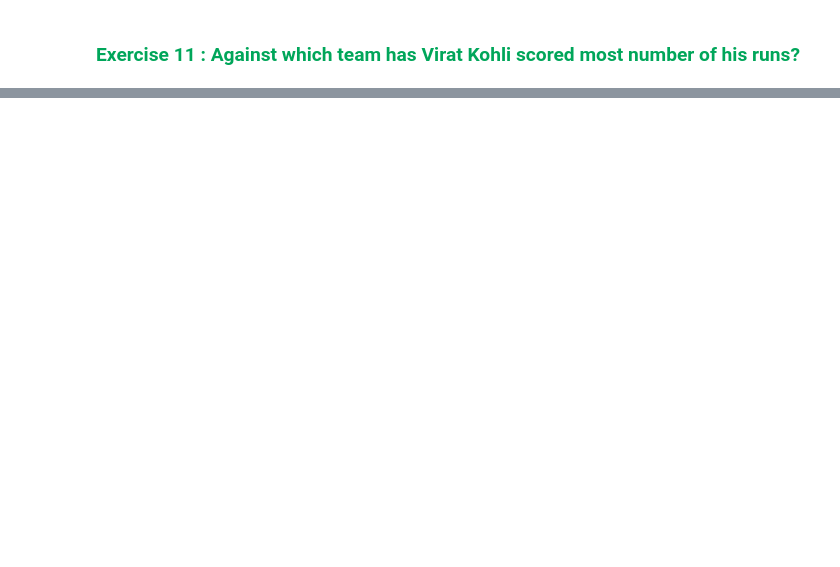
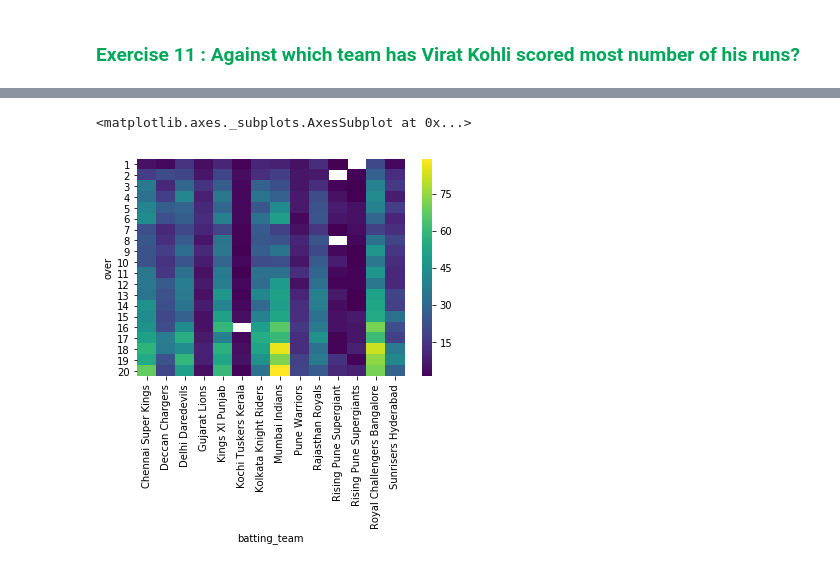
Before and after one commit to AnkitaDalmia/pandas2, a Jupyter notebook: Pandas.ipynb, the cells around one changed output, grey strips where cells are left out. Drawn from its saved outputs; the diff is of its cells as text; code cells hidden in the pictures; blank space fills up the shorter version.

```diff
--- a/Pandas.ipynb
+++ b/Pandas.ipynb
@@ -702,0 +966,4 @@ TypeError: cannot compare a dtyped [object] array with a scalar of type [bool]
+# %%
+#column=team index = over value= no. of 6
+m=delivery[delivery['batsman_runs']==6]
+p=m.pivot_table(index=['over'],columns=['batting_team'],values='batsman_runs',aggfunc='count')
@@ -702,0 +972,5 @@ TypeError: cannot compare a dtyped [object] array with a scalar of type [bool]
+# %%
+sns.heatmap(p,cmap='viridis') #white means no data
+# %% [output]
+<matplotlib.axes._subplots.AxesSubplot at 0x...>
+[figure, added]
```
Also changed, not shown: parts of 27 cells of this notebook.
